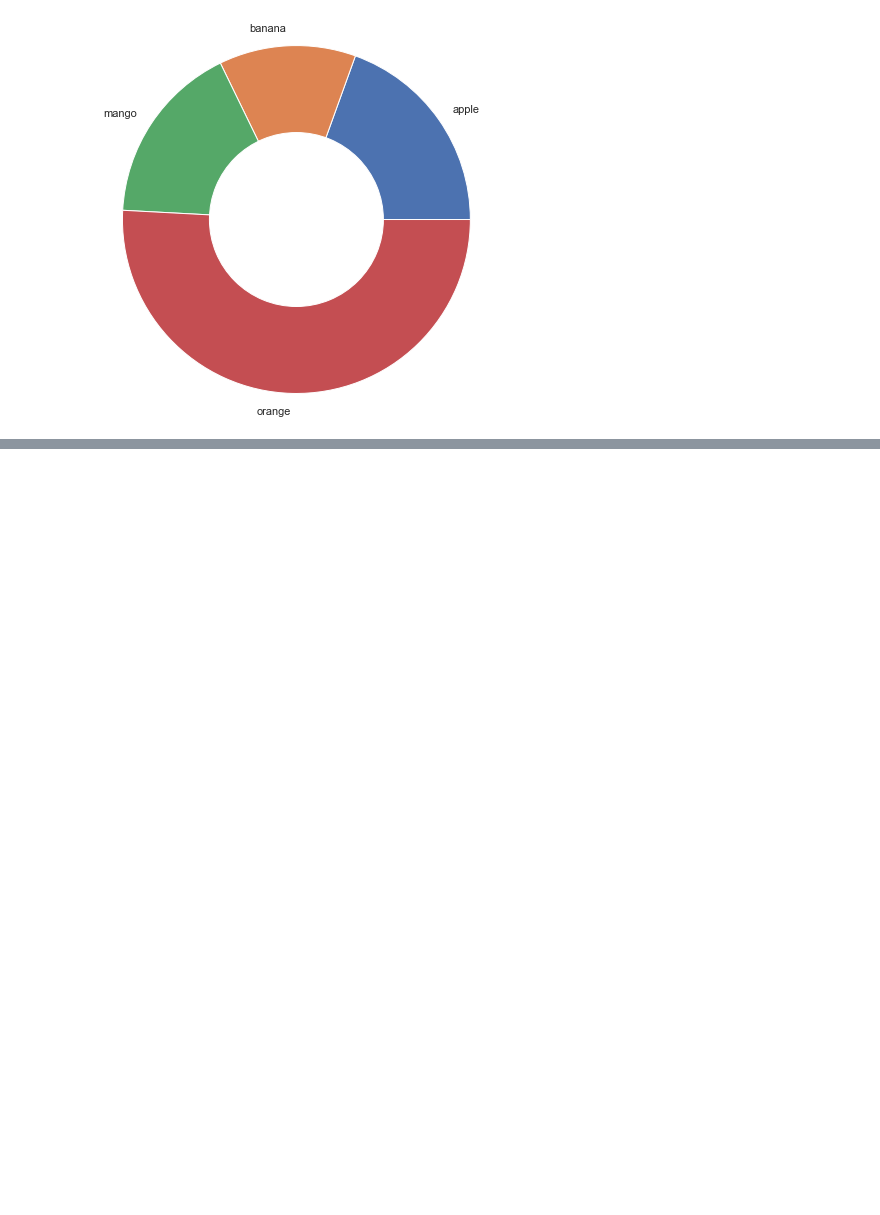
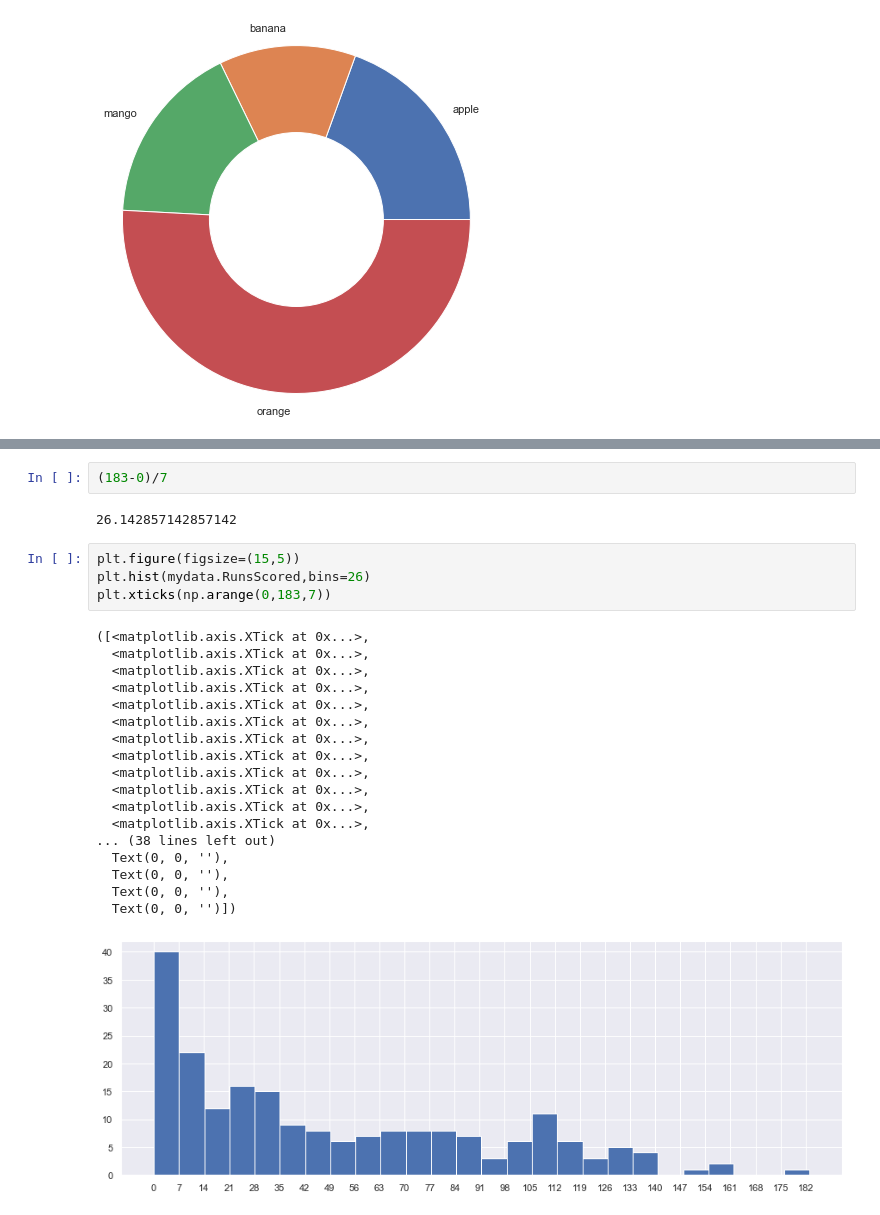
Before and after one commit to RAJAT199292/DataScienceVisualization, a Jupyter notebook: visualization.ipynb, the cells around one changed output, grey strips where cells are left out. Drawn from its saved outputs; the diff is of its cells as text; blank space fills up the shorter version.

```diff
--- a/visualization.ipynb
+++ b/visualization.ipynb
@@ -299,0 +447,27 @@ plt.show()
+# %%
+(183-0)/7
+# %% [output]
+26.142857142857142
+# %%
+plt.figure(figsize=(15,5))
+plt.hist(mydata.RunsScored,bins=26)
+plt.xticks(np.arange(0,183,7))
+# %% [output]
+([<matplotlib.axis.XTick at 0x...>,
+  <matplotlib.axis.XTick at 0x...>,
+  <matplotlib.axis.XTick at 0x...>,
+  <matplotlib.axis.XTick at 0x...>,
+  <matplotlib.axis.XTick at 0x...>,
+  <matplotlib.axis.XTick at 0x...>,
+  <matplotlib.axis.XTick at 0x...>,
+  <matplotlib.axis.XTick at 0x...>,
+  <matplotlib.axis.XTick at 0x...>,
+  <matplotlib.axis.XTick at 0x...>,
+  <matplotlib.axis.XTick at 0x...>,
+  <matplotlib.axis.XTick at 0x...>,
+... (38 lines left out)
+  Text(0, 0, ''),
+  Text(0, 0, ''),
+  Text(0, 0, ''),
+  Text(0, 0, '')])
+[figure, added]
```
Also changed, not shown: parts of 40 cells of this notebook.
